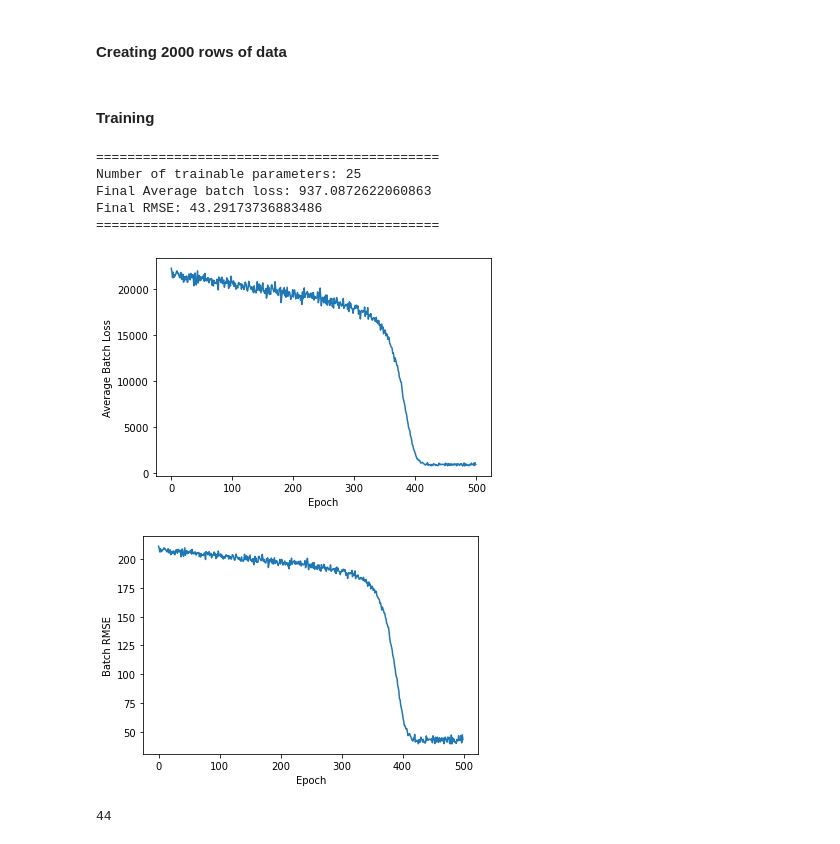
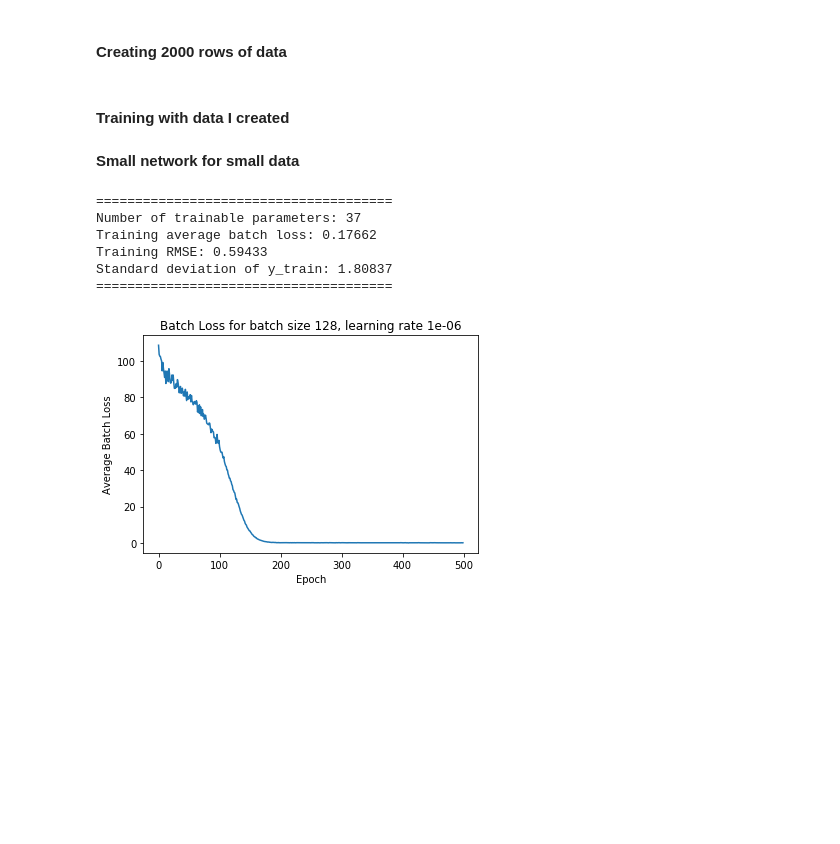
Before and after one commit to MasonOgden/Data401Project3, a Jupyter notebook: neural_network.ipynb, the cells around one changed output. Drawn from its saved outputs; the diff is of its cells as text; code cells hidden in the pictures; blank space fills up the shorter version.

```diff
--- a/neural_network.ipynb
+++ b/neural_network.ipynb
@@ -30,15 +29,0 @@ import random
-# %%
-x1 = np.random.normal(loc=5, scale=2, size=40) # generate 40 values from Normal(5, 2)
-x2 = np.random.normal(loc=10, scale=2, size=40) # generate 40 values from Normal(10, 2)
-
-# define coeffients to use for linear combination
-beta_0 = 3
-beta_1 = 0.5
-beta_2 = 0.75
-
-# Define X and y
-X = np.concatenate([x1.reshape(40, 1), x2.reshape(40, 1)], axis=1)
-y = beta_0 + (beta_1 * X[:, 0]) + (beta_2 * X[:, 1])
-
-X_batch = X
-X_batch.shape
@@ -88,6 +36,7 @@ def get_batch(X, y, batch_size):
 3. Activation layer (activation function sigma applied to hidden layer)
 4. Hidden layer
 # %%
+# then if it's first iteration just set it to the weight gradient
 class LossLayer:
     def __init__(self, avg_loss=None, y_vec=None):
         self.avg_loss = None
@@ -101,9 +50,10 @@ class LossLayer:
 
 
 class OutputLayer:
-    def __init__(self, array=None, weights=None):
+    def __init__(self, array=None, weights=None, velocity=None):
         self.array = array
         self.weights = weights
+        self.velocity = velocity
 
     def __repr__(self):
         return '{layer type: Output, output array shape: ' +  (str(self.array.shape) if self.array is not None else "None") + ', weights shape: ' + (str(self.weights.shape) if self.weights is not None else "None") + '}'
@@ -123,9 +73,10 @@ class ActivationLayer:
 
 
 class HiddenLayer:
-    def __init__(self, array=None, weights=None):
+    def __init__(self, array=None, weights=None, velocity=None):
         self.array = array
         self.weights = weights
+        self.velocity=None
 
     def __repr__(self):
         return '{layer type: Hidden, output array shape: ' + (str(self.array.shape) if self.array is not None else "None") + ', weights shape: ' + (str(self.weights.shape) if self.weights is not None else "None") + '}'
@@ -334,26 +464,30 @@ beta_2 = 0.75
 X = np.concatenate([x1.reshape(nrows, 1), x2.reshape(nrows, 1)], axis=1)
 y = beta_0 + (beta_1 * X[:, 0]) + (beta_2 * X[:, 1])  # make a linear combination of x1 and x2 to be y
 # %% [markdown]
-#### Training
+#### Training with data I created
+# %% [markdown]
+**Small network for small data**
 # %%
 # Hyperparameters:
-batch_size = 256
+batch_size = 128
 learning_rate = 0.000001
 max_num_iterations = 500
-width = 3
 depth = 2
+width = 4
+
 
 # Training:
-train_net = NeuralNetwork(depth, width, input_shape=(batch_size, X.shape[1]))
-train_net.train(X, y, batch_size, learning_rate, max_num_iterations)
-
-len('Final Average batch loss: 427.67844468488255')
+train_net = NeuralNetwork(depth, width,
+                          batch_size,
+                          learning_rate, max_num_iterations,
+                          activation = "leaky relu")
+train_net.fit(X, y)
+train_net.train_metrics()
 # %% [output]
-============================================
-Number of trainable parameters: 25
-Final Average batch loss: 937.0872622060863
-Final RMSE: 43.29173736883486
-============================================
+======================================
+Number of trainable parameters: 37
+Training average batch loss: 0.17662
+Training RMSE: 0.59433
+Standard deviation of y_train: 1.80837
+======================================
-[figure, old version]
+[figure, new version]
-[figure, removed]
-44
```
Also changed, not shown: parts of 25 cells of this notebook, 2 other files.
